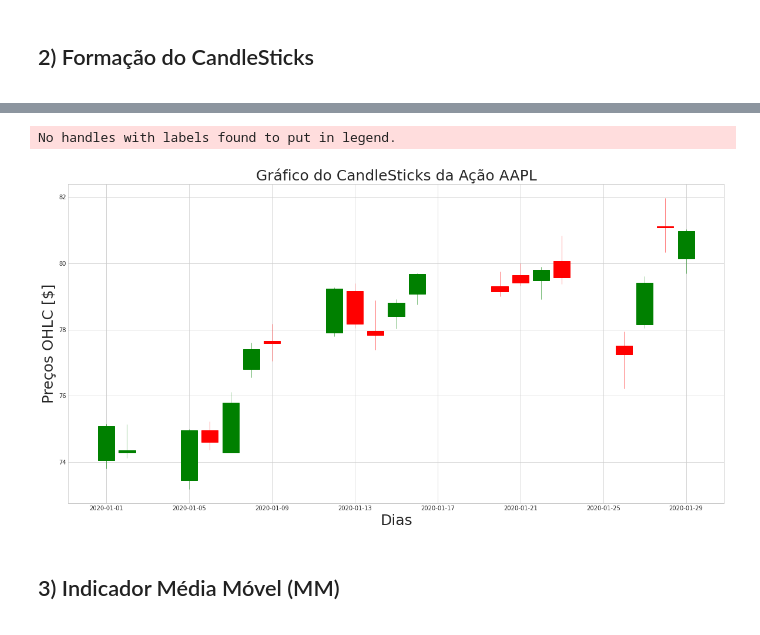
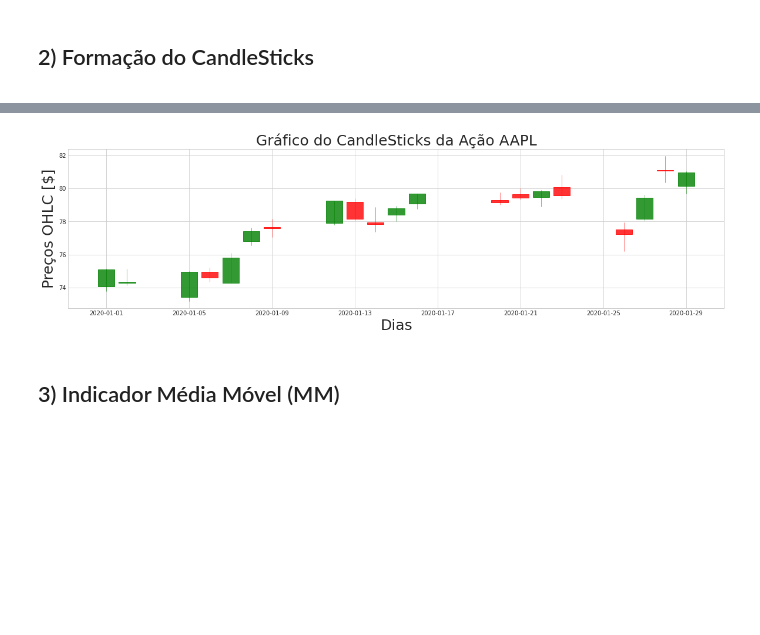
Before and after one commit to marcelinoandrade/Processamento-Digital-de-Sinais-Financeiros, a Jupyter notebook: Aula 3 - Indicadores Técnicos Clássicos e Resposta em Frequência.ipynb, the cells around one changed output, grey strips where cells are left out. Drawn from its saved outputs; the diff is of its cells as text; code cells hidden in the pictures; blank space fills up the shorter version.

```diff
--- a/Aula 3 - Indicadores Técnicos Clássicos e Resposta em Frequência.ipynb
+++ b/Aula 3 - Indicadores Técnicos Clássicos e Resposta em Frequência.ipynb
@@ -142,21 +142,19 @@ No século XVIII os japoneses desenvolveram um método de análise técnica para
 # %%
 from mpl_finance import candlestick_ohlc
 import matplotlib.dates as mdates
 
-fig = plt.subplots(figsize=(20,10))
+fig = plt.subplots(figsize=(20,5))
 
 plt.style.use('seaborn-whitegrid')
 
 ax1 = plt.subplot(111)
-candlestick_ohlc(ax1, df1.values[:20], width=0.8, colorup='g', colordown='r',alpha=1)
-ax1.legend(loc='upper left')
+candlestick_ohlc(ax1, df1.values[:20], width=0.8, colorup='g', colordown='r',alpha=0.8)
 ax1.set_xlabel("Dias",fontsize=25)
 ax1.set_ylabel('Preços OHLC [$]',fontsize=25)
 ax1.set_title('Gráfico do CandleSticks da Ação '+'AAPL',fontsize=25)
 ax1.xaxis_date()
 # %% [output]
-No handles with labels found to put in legend.
-[figure, old version]
+[figure, new version]
 # %% [markdown]
 <div id="MM">
     <h2>3) Indicador Média Móvel (MM)</h2>
```
Also changed, not shown: parts of 12 cells of this notebook.
